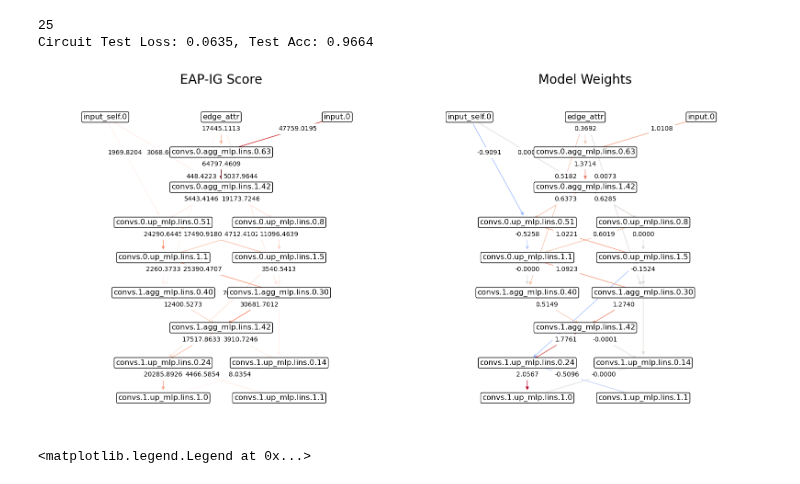
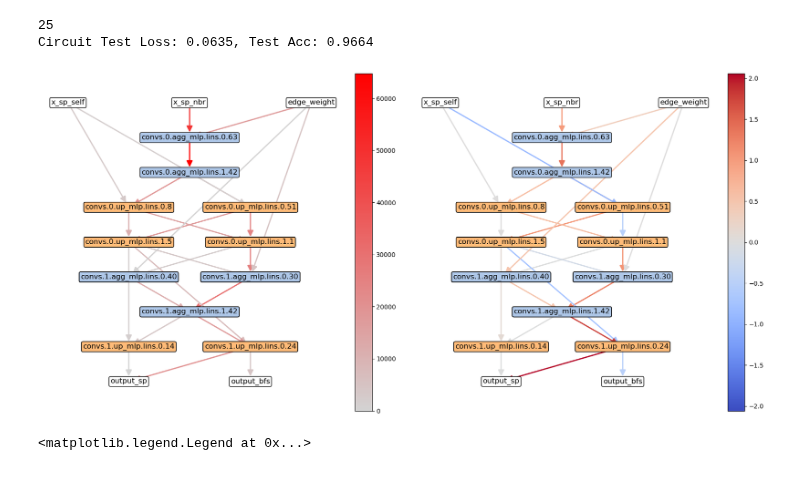
Before and after one commit to pnnl/MINAR, a Jupyter notebook: circuits_parallel.ipynb, the cells around one changed output. Saved outputs shown, nothing was run; the diff lists cells and outputs as text; code cells hidden in the pictures.

Commit message:
submission figures

```diff
--- a/circuits_parallel.ipynb
+++ b/circuits_parallel.ipynb
@@ -75,51 +80,72 @@ for data in test_loader:
 25
 Circuit Test Loss: 0.0635, Test Acc: 0.9664
 # %%
-fig, ax = plt.subplots(1, 2, figsize=(16, 8))
+from matplotlib import colors, cm
+
+nx.relabel_nodes(C, {C.layers[-1][0] : 'output_sp',
+                     C.layers[-1][1] : 'output_bfs',
+                     'input.0' : 'x_sp_nbr',
+                     'input_self.0' : 'x_sp_self',
+                     'edge_attr' : 'edge_weight'}, copy=False)
+C.layers[0] = ['x_sp_nbr', 'x_sp_self', 'edge_weight']
+C.layers[-1] = ['output_sp', 'output_bfs']
+
+fig, ax = plt.subplots(1, 2, figsize=(17, 8))
 c_pos = nx.multipartite_layout(C, subset_key='layer', align='horizontal')
 c_pos = {node: (x,-y) for (node, (x,y)) in c_pos.items()}
 
+cvals  = [0, 2]
+cs = ["lightgray","red"]
+
+norm=plt.Normalize(min(cvals),max(cvals))
+tuples = list(zip(map(norm,cvals), cs))
+cmap = colors.LinearSegmentedColormap.from_list("", tuples)
+
+layer_colors = ['white', cm.tab20(1), cm.tab20(1), cm.tab20(3), cm.tab20(3), cm.tab20(1), cm.tab20(1), cm.tab20(3), 'white']
+
 circuit_edges, circuit_edge_scores = zip(*nx.get_edge_attributes(C,which).items())
-nx.draw(C, pos = c_pos, ax=ax[0],
-        with_labels=True,
-        node_shape="s",
-        node_color="none",
-        bbox=dict(facecolor="white", edgecolor="black", boxstyle="round,pad=0.2"),
+max_score = max(circuit_edge_scores)
+for color, layer in zip(layer_colors, C.layers):
+        nx.draw_networkx_labels(C, pos = c_pos, ax=ax[0],
+                                labels={node : node for node in layer},
+                                bbox=dict(facecolor=color, edgecolor="black", boxstyle="round,pad=0.2")
+        )
+score_edges = nx.draw_networkx_edges(C, pos = c_pos, ax=ax[0],
         edge_color=circuit_edge_scores,
-        edge_cmap=plt.cm.Reds,
+        width=2,
+        arrowsize=20,
+        edge_vmin=0,
+        edge_vmax=max_score,
+        edge_cmap=cmap
 )
-edge_labels = dict([((u,v,), f"{d[which]:.4f}") for u,v,d in C.edges(data=True)])
-nx.draw_networkx_edge_labels(C, pos = c_pos, ax=ax[0],
-                             edge_labels=edge_labels,
-                             label_pos=0.66,
-                             rotate=False)
-ax[0].set_title(f'{which} Score', size=20)
+fig.colorbar(cm.ScalarMappable(colors.Normalize(vmin=0, vmax=max_score),
+             cmap=cmap),
+             ax=ax[0])
+ax[0].set_axis_off()
 
 _, circuit_edge_weights = zip(*nx.get_edge_attributes(C,'weight').items())
 abs_vmax = abs(max(circuit_edge_weights, key=abs))
-nx.draw(C, pos = c_pos, ax=ax[1],
-        with_labels=True,
-        node_shape="s",
-        node_color="none",
-        bbox=dict(facecolor="white", edgecolor="black", boxstyle="round,pad=0.2"),
+for color, layer in zip(layer_colors, C.layers):
+        nx.draw_networkx_labels(C, pos = c_pos, ax=ax[1],
+                                labels={node : node for node in layer},
+                                bbox=dict(facecolor=color, edgecolor="black", boxstyle="round,pad=0.2")
+        )
+score_edges = nx.draw_networkx_edges(C, pos = c_pos, ax=ax[1],
         edge_color=circuit_edge_weights,
-        edge_cmap=plt.cm.coolwarm,
-        edge_vmax = abs_vmax,
-        edge_vmin = -abs_vmax
+        width=2,
+        arrowsize=20,
+        edge_vmin=-abs_vmax,
+        edge_vmax=abs_vmax,
+        edge_cmap=plt.cm.coolwarm
 )
-weight_labels = dict([((u,v,), f"{d['weight']:.4f}") for u,v,d in C.edges(data=True)])
-nx.draw_networkx_edge_labels(C, pos = c_pos, ax=ax[1],
-                             edge_labels=weight_labels,
-                             label_pos=0.66,
-                             rotate=False)
-ax[1].set_title('Model Weights', size=20)
-
-ax[0].margins(x=.2)
-ax[1].margins(x=.2)
+fig.colorbar(cm.ScalarMappable(colors.Normalize(vmin=-abs_vmax, vmax=abs_vmax),
+             cmap=plt.cm.coolwarm),
+             ax=ax[1])
+ax[1].set_axis_off()
 plt.tight_layout()
 plt.savefig('images/parallel_circuit.pdf', bbox_inches='tight')
 # %% [output]
-[figure, old version]
+[figure, new version]
 # %%
 from tqdm import tqdm
 criterion = MultiplicativeLoss()
```
Also changed, not shown: parts of 2 cells of this notebook, 9 other files.
